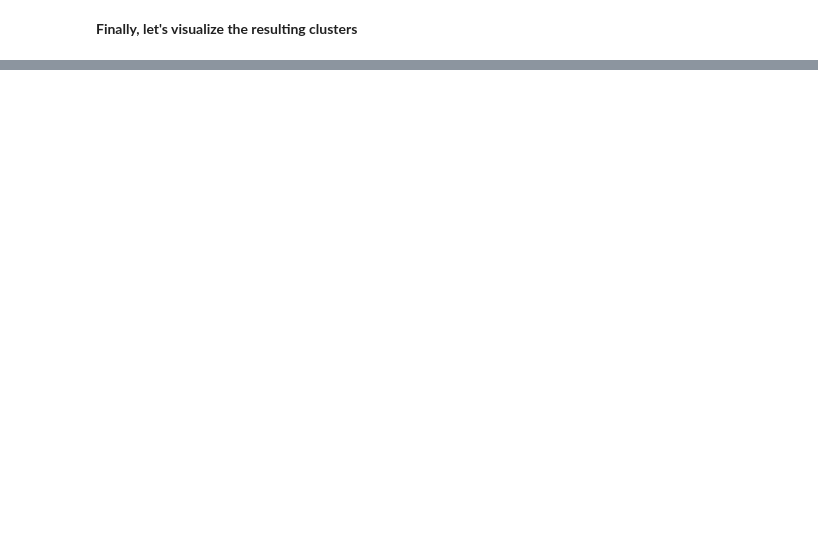
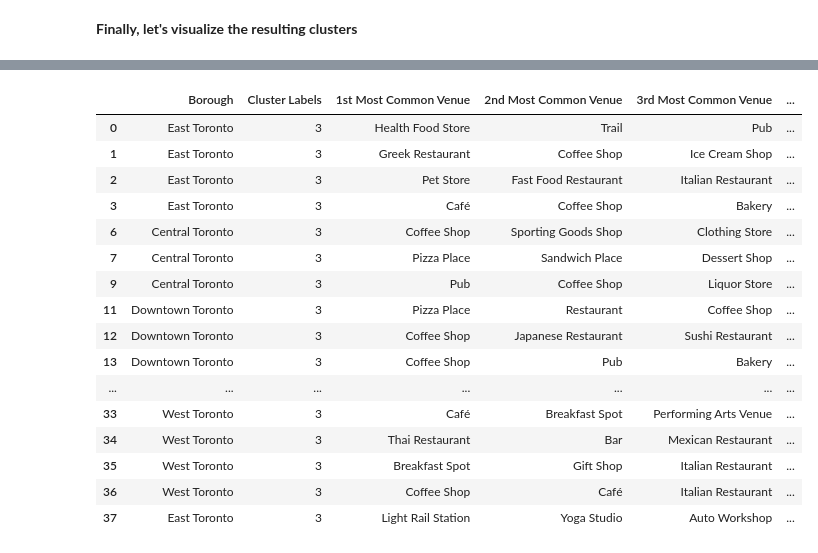
Before and after one commit to Avinashrao10/-Coursera_Capstone, a Jupyter notebook: Segmenting_and_Clustering_Neighborhoods_in_Toronto3.ipynb, the cells around one changed output, grey strips where cells are left out. Saved outputs shown, nothing was run; the diff lists cells and outputs as text; code cells hidden in the pictures; blank space fills up the shorter version.

```diff
--- a/Segmenting_and_Clustering_Neighborhoods_in_Toronto3.ipynb
+++ b/Segmenting_and_Clustering_Neighborhoods_in_Toronto3.ipynb
@@ -481,0 +515,20 @@ map_clusters
+# %%
+toronto_merged.loc[toronto_merged['Cluster Labels'] == 3, toronto_merged.columns[[1] + list(range(5, toronto_merged.shape[1]))]]
+# %% [output]
+|  | Borough | Cluster Labels | 1st Most Common Venue | 2nd Most Common Venue | 3rd Most Common Venue | ... |
+| 0 | East Toronto | 3 | Health Food Store | Trail | Pub | ... |
+| 1 | East Toronto | 3 | Greek Restaurant | Coffee Shop | Ice Cream Shop | ... |
+| 2 | East Toronto | 3 | Pet Store | Fast Food Restaurant | Italian Restaurant | ... |
+| 3 | East Toronto | 3 | Café | Coffee Shop | Bakery | ... |
+| 6 | Central Toronto | 3 | Coffee Shop | Sporting Goods Shop | Clothing Store | ... |
+| 7 | Central Toronto | 3 | Pizza Place | Sandwich Place | Dessert Shop | ... |
+| 9 | Central Toronto | 3 | Pub | Coffee Shop | Liquor Store | ... |
+| 11 | Downtown Toronto | 3 | Pizza Place | Restaurant | Coffee Shop | ... |
+| 12 | Downtown Toronto | 3 | Coffee Shop | Japanese Restaurant | Sushi Restaurant | ... |
+| 13 | Downtown Toronto | 3 | Coffee Shop | Pub | Bakery | ... |
+| ... | ... | ... | ... | ... | ... | ... |
+| 33 | West Toronto | 3 | Café | Breakfast Spot | Performing Arts Venue | ... |
+| 34 | West Toronto | 3 | Thai Restaurant | Bar | Mexican Restaurant | ... |
+| 35 | West Toronto | 3 | Breakfast Spot | Gift Shop | Italian Restaurant | ... |
+| 36 | West Toronto | 3 | Coffee Shop | Café | Italian Restaurant | ... |
+| 37 | East Toronto | 3 | Light Rail Station | Yoga Studio | Auto Workshop | ... |
```
Also changed, not shown: parts of 11 cells of this notebook.
